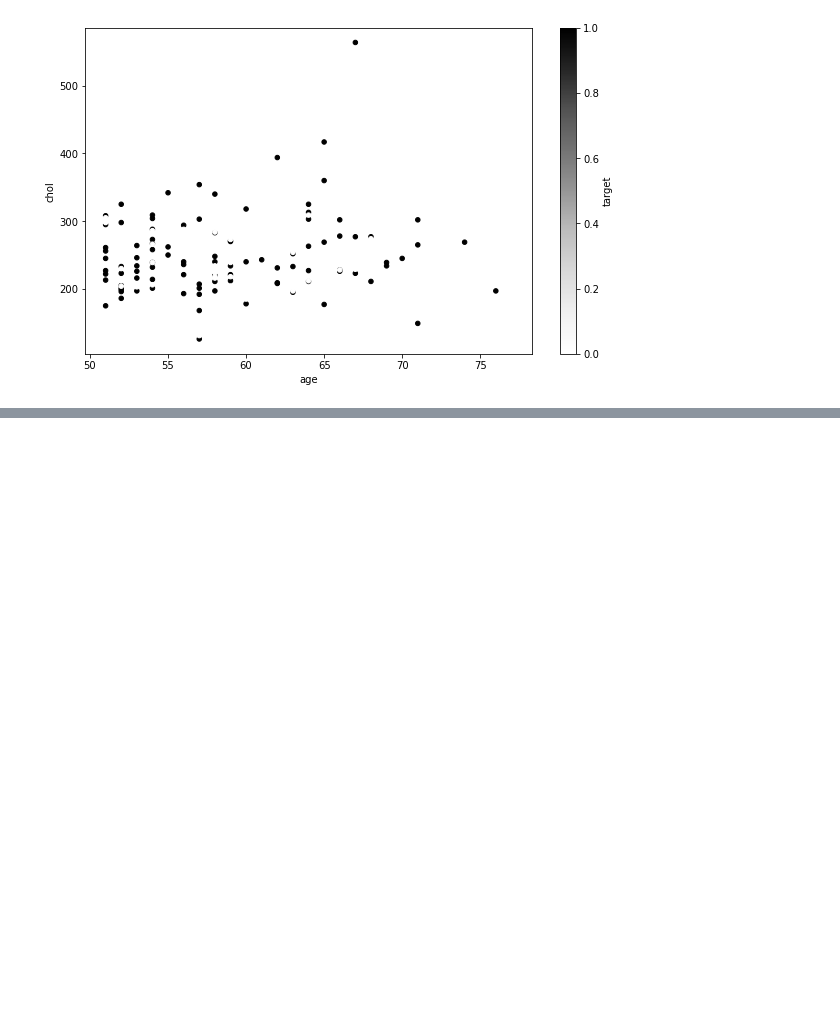
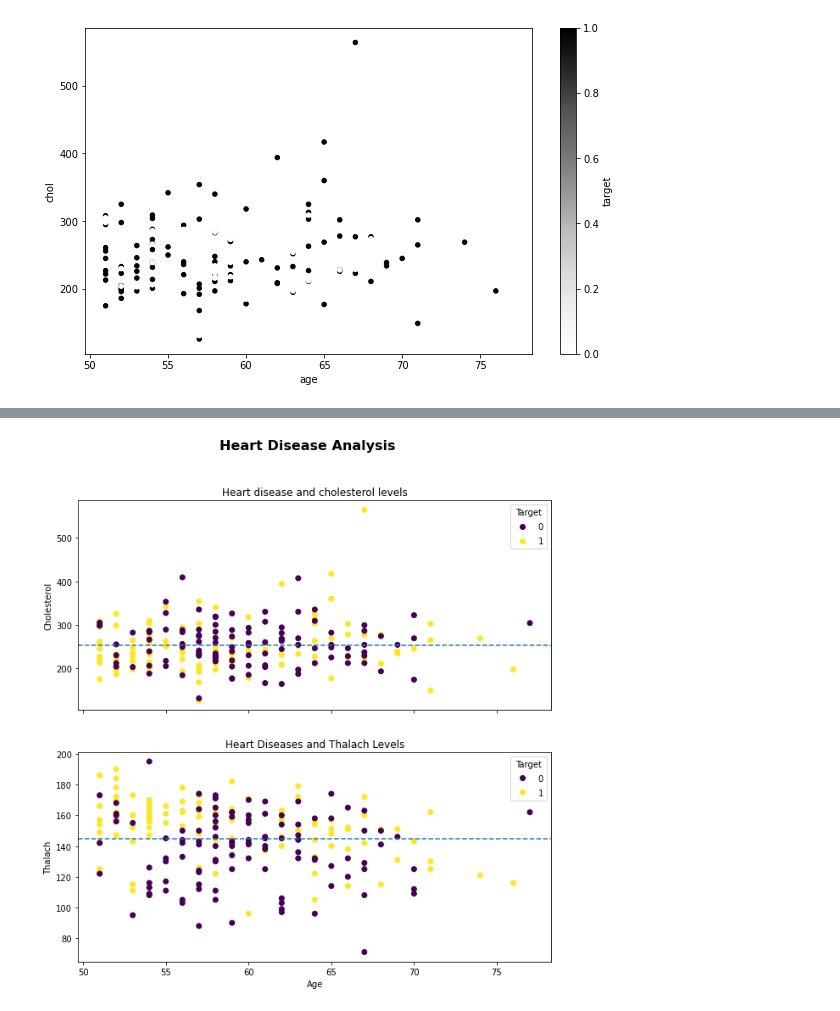
Before and after one commit to Joseph-Run/Learning, a Jupyter notebook: matplotlib/introduction to matplotlib.ipynb, the cells around one changed output, grey strips where cells are left out. Drawn from its saved outputs; the diff is of its cells as text; code cells hidden in the pictures; blank space fills up the shorter version.

```diff
--- a/matplotlib/introduction to matplotlib.ipynb
+++ b/matplotlib/introduction to matplotlib.ipynb
@@ -510,0 +524,44 @@ ax.legend(*scatter.legend_elements(), title= "Target")
+# %%
+# subplot of chol, age, thalach
+fig, (ax0, ax1) = plt.subplots(nrows= 2,
+                               ncols= 1,
+                               figsize= (10, 10),
+                               sharex= True); #makes subplots to share the x-axis
+
+# add data to ax0
+scatter = ax0.scatter(x= over_50.age,
+                      y= over_50.chol,
+                      c= over_50.target);
+
+# customize ax0
+ax0.set(title= "Heart disease and cholesterol levels",
+        #xlabel= "Age",
+        ylabel= "Cholesterol");
+
+# add a legend
+ax0.legend(*scatter.legend_elements(), title= "Target");
+
+# add a meanline
+ax0.axhline(over_50.chol.mean(),
+            linestyle= '--');
+
+# adding data to ax1
+scatter1 = ax1.scatter(x= over_50.age,
+                       y= over_50.thalach,
+                       c= over_50.target);
+
+# customizing ax1
+ax1.set(title= "Heart Diseases and Thalach Levels",
+        xlabel= "Age",
+        ylabel= "Thalach");
+
+# adding a legend
+ax1.legend(*scatter1.legend_elements(), title= "Target");
+
+# adding a mean line
+ax1.axhline(over_50.thalach.mean(), linestyle= "--");
+
+# add a title to the figure
+fig.suptitle("Heart Disease Analysis", fontsize= 16, fontweight= 'bold');
+# %% [output]
+[figure, added]
```
Also changed, not shown: parts of 23 cells of this notebook, 1 other file.
